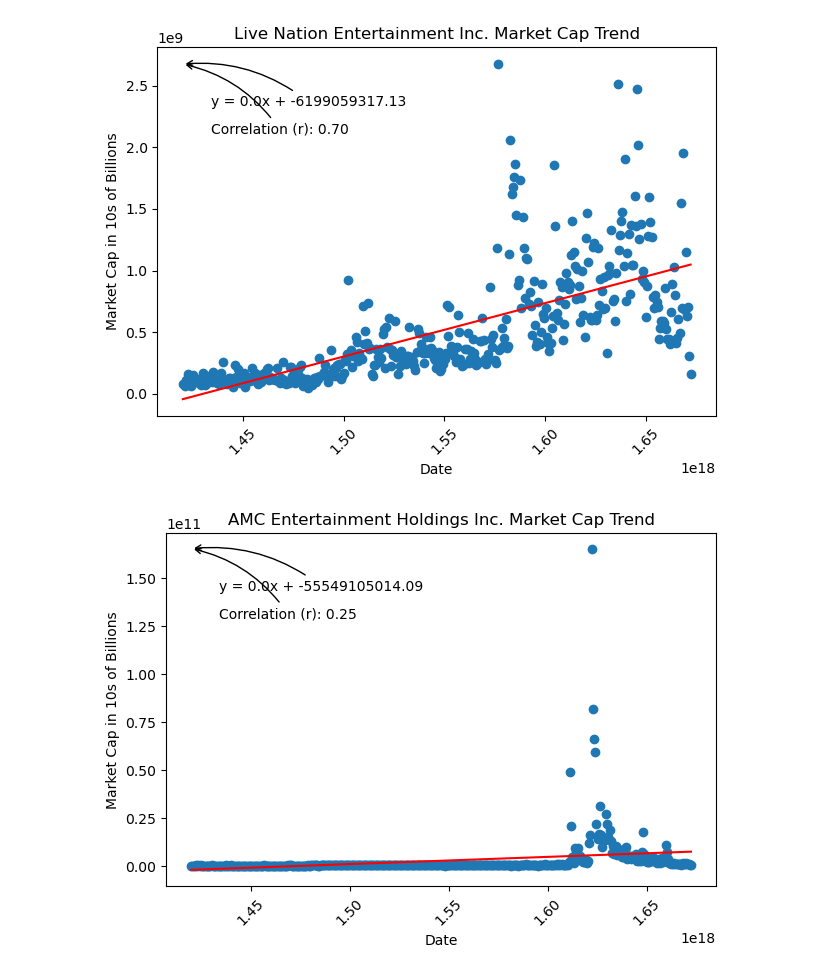
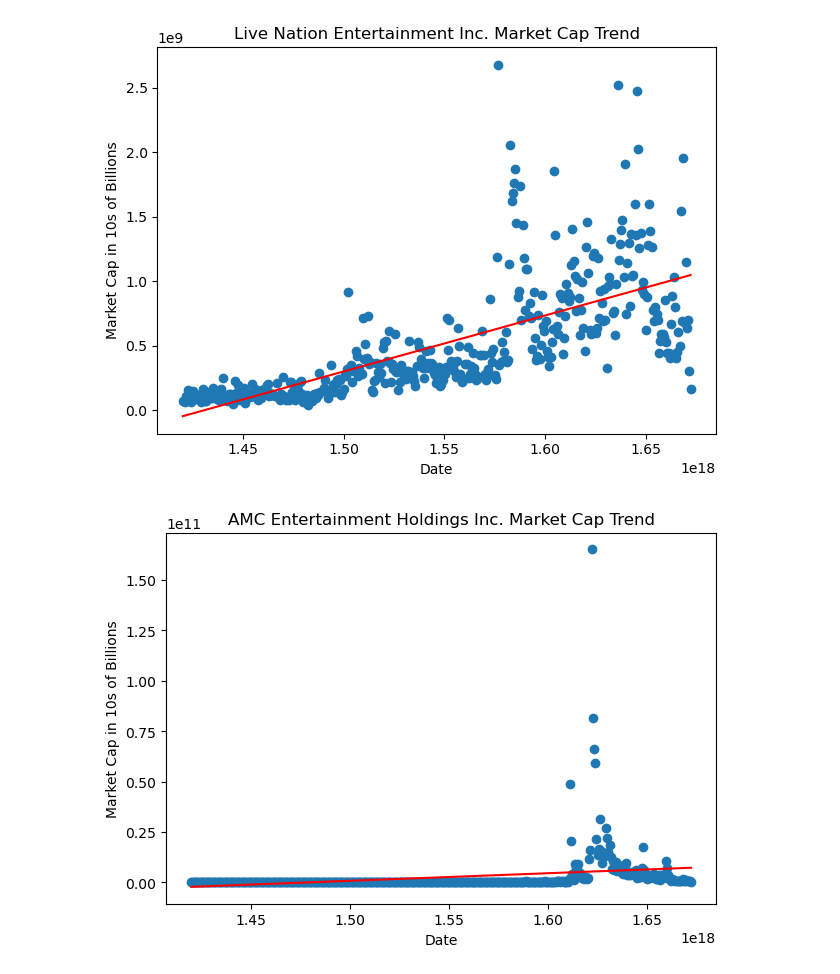
Before and after one commit to pathfindereleven/StockMkt_Analysis, a Jupyter notebook: Eleanor - Stocks.ipynb, the cells around one changed output. Saved outputs shown, nothing was run; the diff lists cells and outputs as text; code cells hidden in the pictures.

```diff
--- a/Eleanor - Stocks.ipynb
+++ b/Eleanor - Stocks.ipynb
@@ -6,45 +6,44 @@ import numpy as np
 import matplotlib.pyplot as plt
 from scipy import stats
 # %%
-ticker = "LYV"
+LYV = "LYV"
 precovid = int(time.mktime(datetime.datetime(2015, 1, 1, 23, 59).timetuple()))
 postcovid = int(time.mktime(datetime.datetime(2023, 1, 1, 23, 59).timetuple()))
 interval = "1wk"
 
-query_string = f"https://query1.finance.yahoo.com/v7/finance/download/{ticker}?period1={precovid}&period2={postcovid}&interval={interval}&events=history&includeAdjustedClose=true"
+query_string = f"https://query1.finance.yahoo.com/v7/finance/download/{LYV}?period1={precovid}&period2={postcovid}&interval={interval}&events=history&includeAdjustedClose=true"
 
 LYV = pd.read_csv(query_string)
 
 # Calculate Market Cap
 LYV['Market Cap'] = LYV['Close'].astype(float) * LYV['Volume'].astype(float)
 
 # Convert Date to datetime format and then to int64 for plotting
 LYV['Date'] = pd.to_datetime(LYV['Date']).astype(np.int64)
 
 # Perform linear regression
 (slope, intercept, rvalue, pvalue, stderr) = stats.linregress(LYV['Date'].values, LYV['Market Cap'].values)
 regress_values = LYV['Date'] * slope + intercept
 
 # Plotting
 plt.scatter(LYV['Date'], LYV['Market Cap'])
 plt.plot(LYV['Date'], regress_values, color='r')
 plt.xlabel('Date')
 plt.ylabel('Market Cap in 10s of Billions')
 plt.title('Live Nation Entertainment Inc. Market Cap Trend')
-plt.xticks(rotation=45)
 equation = f"y = {round(slope, 2)}x + {round(intercept, 2)}"
 corr = f"Correlation (r): {rvalue:.2f}"
-plt.annotate(equation, xy=(LYV['Date'].min(), LYV['Market Cap'].max()), xycoords='data', xytext=(20, -30),
-             textcoords='offset points', arrowprops=dict(arrowstyle="->", connectionstyle="arc3,rad=.2"))
-plt.annotate(corr, xy=(LYV['Date'].min(), LYV['Market Cap'].max()), xycoords='data', xytext=(20, -50),
-             textcoords='offset points', arrowprops=dict(arrowstyle="->", connectionstyle="arc3,rad=.2"))
+#plt.annotate(equation, xy=(LYV['Date'].min(), LYV['Market Cap'].max()), xycoords='data', xytext=(20, -30),
+             #textcoords='offset points', arrowprops=dict(arrowstyle="->", connectionstyle="arc3,rad=.2"))
+#plt.annotate(corr, xy=(LYV['Date'].min(), LYV['Market Cap'].max()), xycoords='data', xytext=(20, -50),
+             #textcoords='offset points', arrowprops=dict(arrowstyle="->", connectionstyle="arc3,rad=.2"))
 plt.tight_layout()
 plt.show()
 # %% [output]
-[figure, old version]
+[figure, new version]
 # %%
 # Define the new ticker symbol
-ticker2 = "AMC"
+AMC = "AMC"
 
 # Calculate UNIX timestamps for pre-covid and post-covid dates
 precovid = int(time.mktime(datetime.datetime(2015, 1, 1, 23, 59).timetuple()))
@@ -54,7 +53,7 @@ postcovid = int(time.mktime(datetime.datetime(2023, 1, 1, 23, 59).timetuple()))
 interval = "1wk"
 
 # Construct the query URL to fetch historical stock price data for AMC
-query_string = f"https://query1.finance.yahoo.com/v7/finance/download/{ticker2}?period1={precovid}&period2={postcovid}&interval={interval}&events=history&includeAdjustedClose=true"
+query_string = f"https://query1.finance.yahoo.com/v7/finance/download/{AMC}?period1={precovid}&period2={postcovid}&interval={interval}&events=history&includeAdjustedClose=true"
 
 # Fetch the data using pandas
 amc = pd.read_csv(query_string)
@@ -75,14 +74,13 @@ plt.plot(amc['Date'], regress_values, color='r')
 plt.xlabel('Date')
 plt.ylabel('Market Cap in 10s of Billions')
 plt.title('AMC Entertainment Holdings Inc. Market Cap Trend')
-plt.xticks(rotation=45)
 equation = f"y = {round(slope, 2)}x + {round(intercept, 2)}"
 corr = f"Correlation (r): {rvalue:.2f}"
-plt.annotate(equation, xy=(amc['Date'].min(), amc['Market Cap'].max()), xycoords='data', xytext=(20, -30),
-             textcoords='offset points', arrowprops=dict(arrowstyle="->", connectionstyle="arc3,rad=.2"))
-plt.annotate(corr, xy=(amc['Date'].min(), amc['Market Cap'].max()), xycoords='data', xytext=(20, -50),
-             textcoords='offset points', arrowprops=dict(arrowstyle="->", connectionstyle="arc3,rad=.2"))
+#plt.annotate(equation, xy=(amc['Date'].min(), amc['Market Cap'].max()), xycoords='data', xytext=(20, -30),
+            # textcoords='offset points', arrowprops=dict(arrowstyle="->", connectionstyle="arc3,rad=.2"))
+#plt.annotate(corr, xy=(amc['Date'].min(), amc['Market Cap'].max()), xycoords='data', xytext=(20, -50),
+             # textcoords='offset points', arrowprops=dict(arrowstyle="->", connectionstyle="arc3,rad=.2"))
 plt.tight_layout()
 plt.show()
 # %% [output]
-[figure, old version]
+[figure, new version]
```
Also changed, not shown: parts of 4 cells of this notebook.
